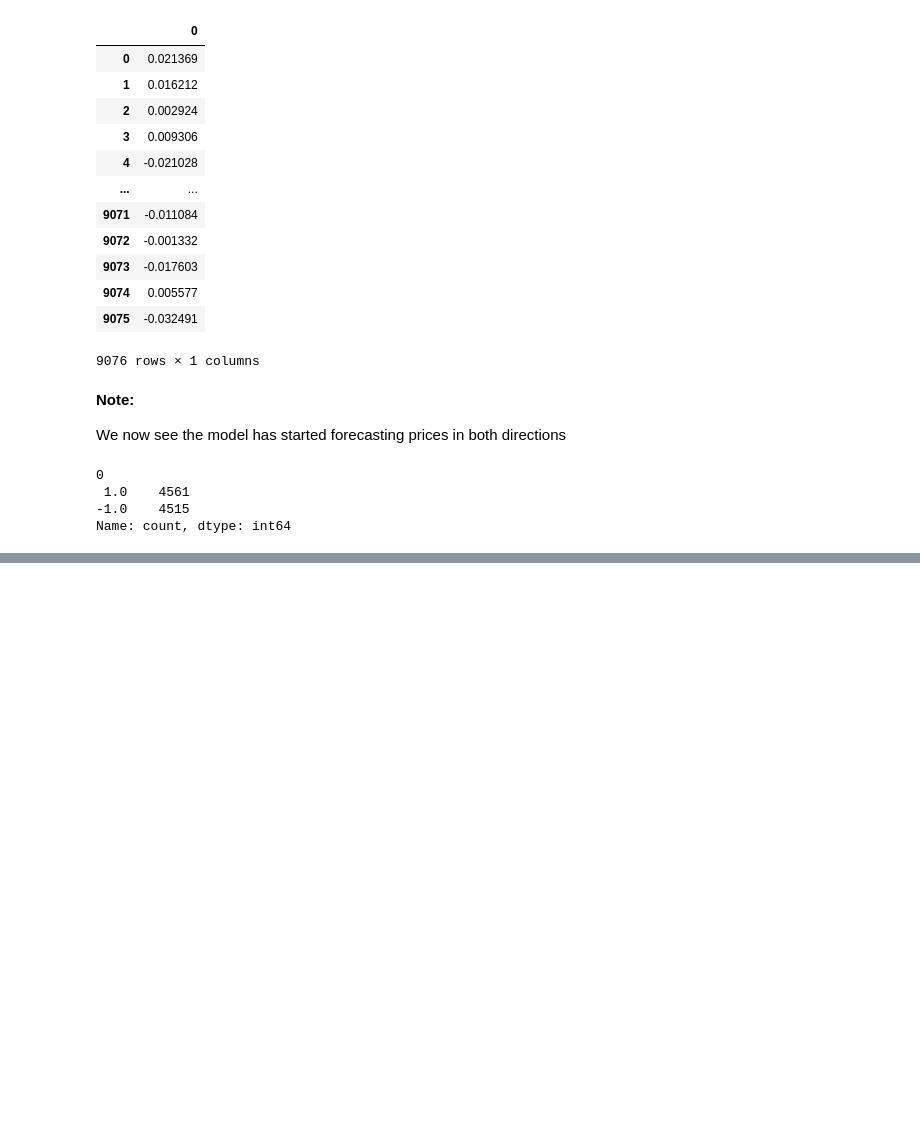
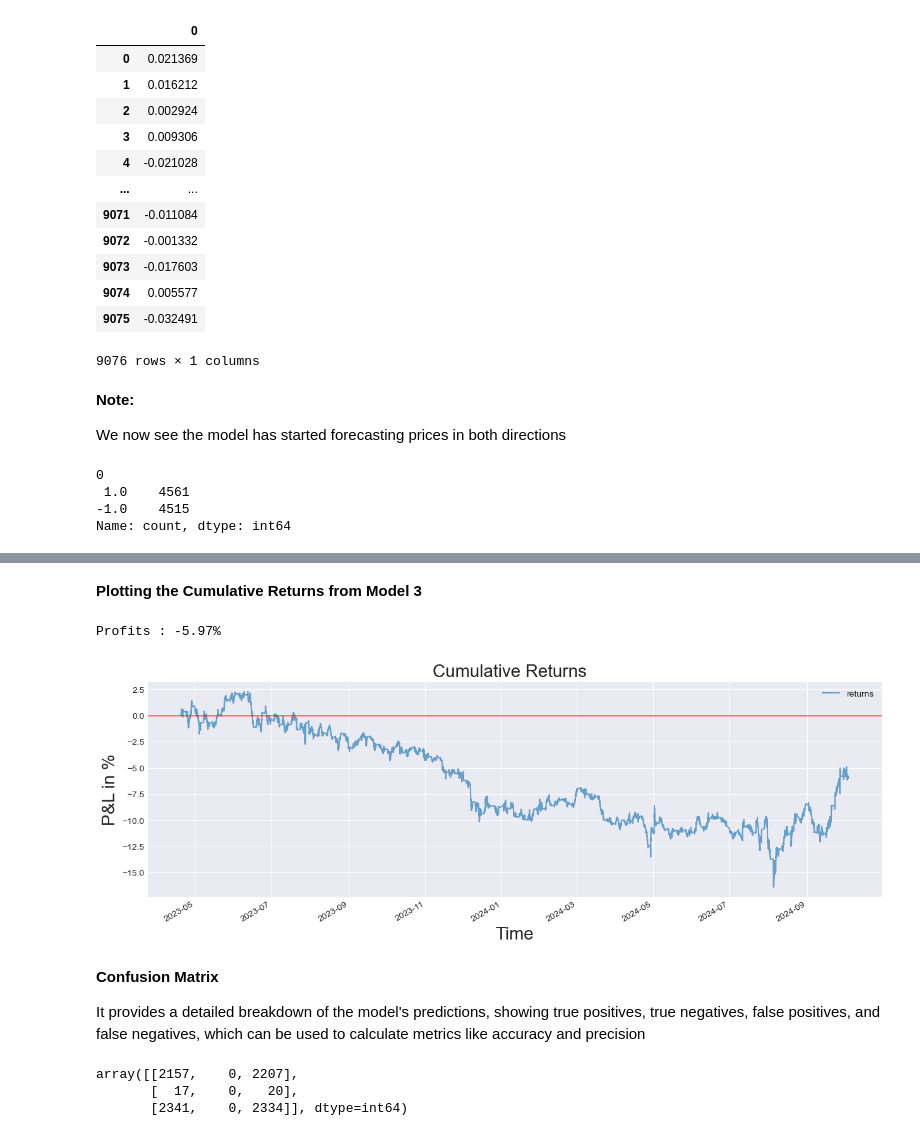
Before and after one commit to YarosInter/Time-Series-Conv1D-Neural-Network, a Jupyter notebook: Conv1D_Layer_Neural_Network.ipynb, the cells around one changed output, grey strips where cells are left out. Drawn from its saved outputs; the diff is of its cells as text; code cells hidden in the pictures; blank space fills up the shorter version.

```diff
--- a/Conv1D_Layer_Neural_Network.ipynb
+++ b/Conv1D_Layer_Neural_Network.ipynb
@@ -746,0 +749,3 @@ Name: count, dtype: int64
+# %%
+returns_model_3 = backtest.compute_strategy_returns(y_test[5:], model_3_preds)
+returns_model_3.head()
@@ -746,0 +760,11 @@ Name: count, dtype: int64
+# %% [markdown]
+**Plotting the Cumulative Returns from Model 3**
+# %%
+display.plot_test_returns(returns_model_3["returns"])
+# %% [output]
+Profits : -5.97%
+[figure, added]
+# %% [markdown]
+**Confusion Matrix**
+
+ It provides a detailed breakdown of the model's predictions, showing true positives, true negatives, false positives, and false negatives, which can be used to calculate metrics like accuracy and precision
@@ -746,0 +773,6 @@ Name: count, dtype: int64
+# %%
+confusion_matrix(returns_model_3["real_position"], returns_model_3["pred_position"])
+# %% [output]
+array([[2157,    0, 2207],
+       [  17,    0,   20],
+       [2341,    0, 2334]], dtype=int64)
```
Also changed, not shown: parts of 5 cells of this notebook, 1 other file.
